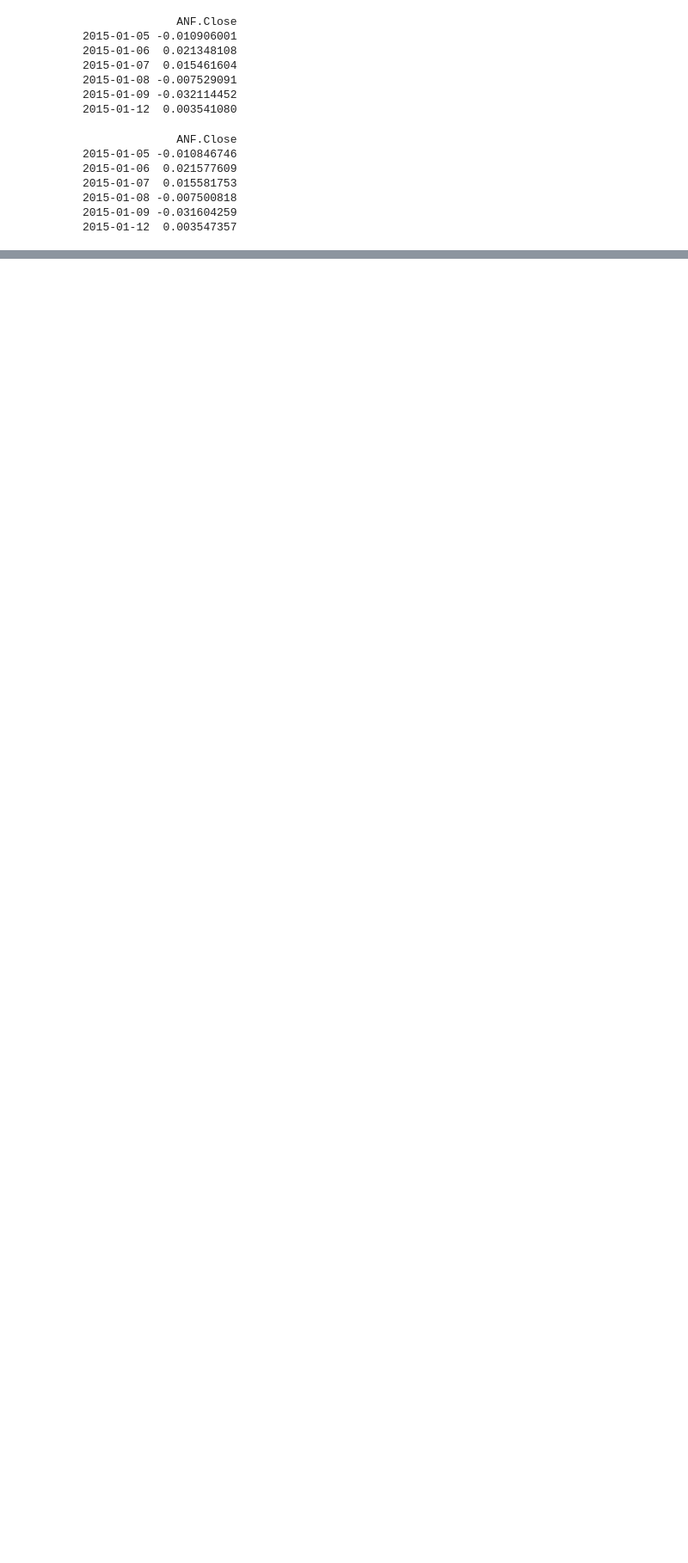
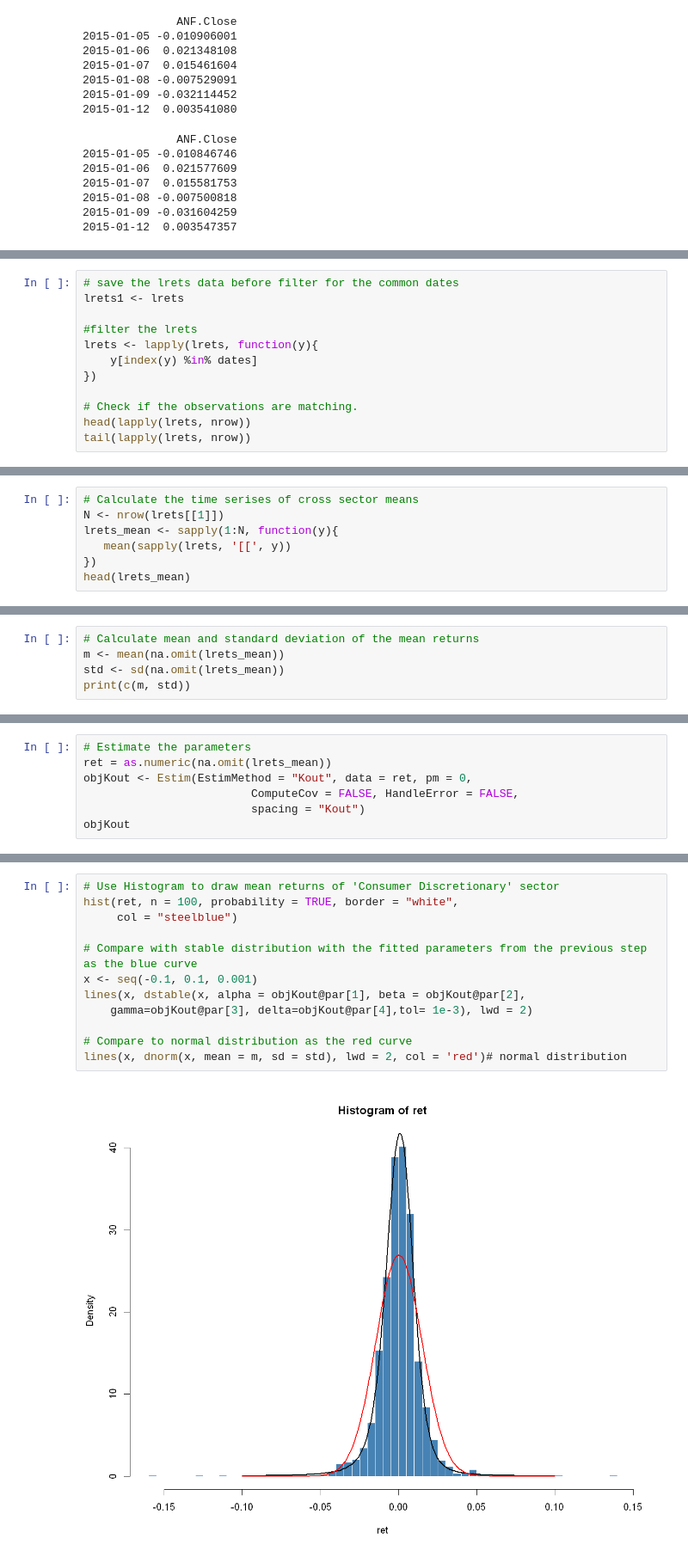
Before and after one commit to 51014941/JEM059-HW-Zhang-and-Qu, a Jupyter notebook: HW1-draft.ipynb, the cells around one changed output, grey strips where cells are left out. Shown at 86% size. Drawn from its saved outputs; the diff is of its cells as text; blank space fills up the shorter version.

```diff
--- a/HW1-draft.ipynb
+++ b/HW1-draft.ipynb
@@ -319,0 +383,12 @@ NULL
+# %%
+# save the lrets data before filter for the common dates
+lrets1 <- lrets
+
+#filter the lrets
+lrets <- lapply(lrets, function(y){
+    y[index(y) %in% dates]
+})
+
+# Check if the observations are matching.
+head(lapply(lrets, nrow))
+tail(lapply(lrets, nrow))
@@ -319,0 +430,7 @@ NULL
+# %%
+# Calculate the time serises of cross sector means
+N <- nrow(lrets[[1]])
+lrets_mean <- sapply(1:N, function(y){
+   mean(sapply(lrets, '[[', y))
+})
+head(lrets_mean)
@@ -319,0 +442,5 @@ NULL
+# %%
+# Calculate mean and standard deviation of the mean returns
+m <- mean(na.omit(lrets_mean))
+std <- sd(na.omit(lrets_mean))
+print(c(m, std))
@@ -319,0 +449,7 @@ NULL
+# %%
+# Estimate the parameters
+ret = as.numeric(na.omit(lrets_mean))
+objKout <- Estim(EstimMethod = "Kout", data = ret, pm = 0,
+                         ComputeCov = FALSE, HandleError = FALSE,
+                         spacing = "Kout")
+objKout
@@ -319,0 +478,14 @@ NULL
+# %%
+# Use Histogram to draw mean returns of 'Consumer Discretionary' sector
+hist(ret, n = 100, probability = TRUE, border = "white",
+     col = "steelblue")
+
+# Compare with stable distribution with the fitted parameters from the previous step as the blue curve
+x <- seq(-0.1, 0.1, 0.001)
+lines(x, dstable(x, alpha = objKout@par[1], beta = objKout@par[2],
+    gamma=objKout@par[3], delta=objKout@par[4],tol= 1e-3), lwd = 2)
+
+# Compare to normal distribution as the red curve
+lines(x, dnorm(x, mean = m, sd = std), lwd = 2, col = 'red')# normal distribution
+# %% [output]
+[figure, added]
```
Also changed, not shown: parts of 41 cells of this notebook.
